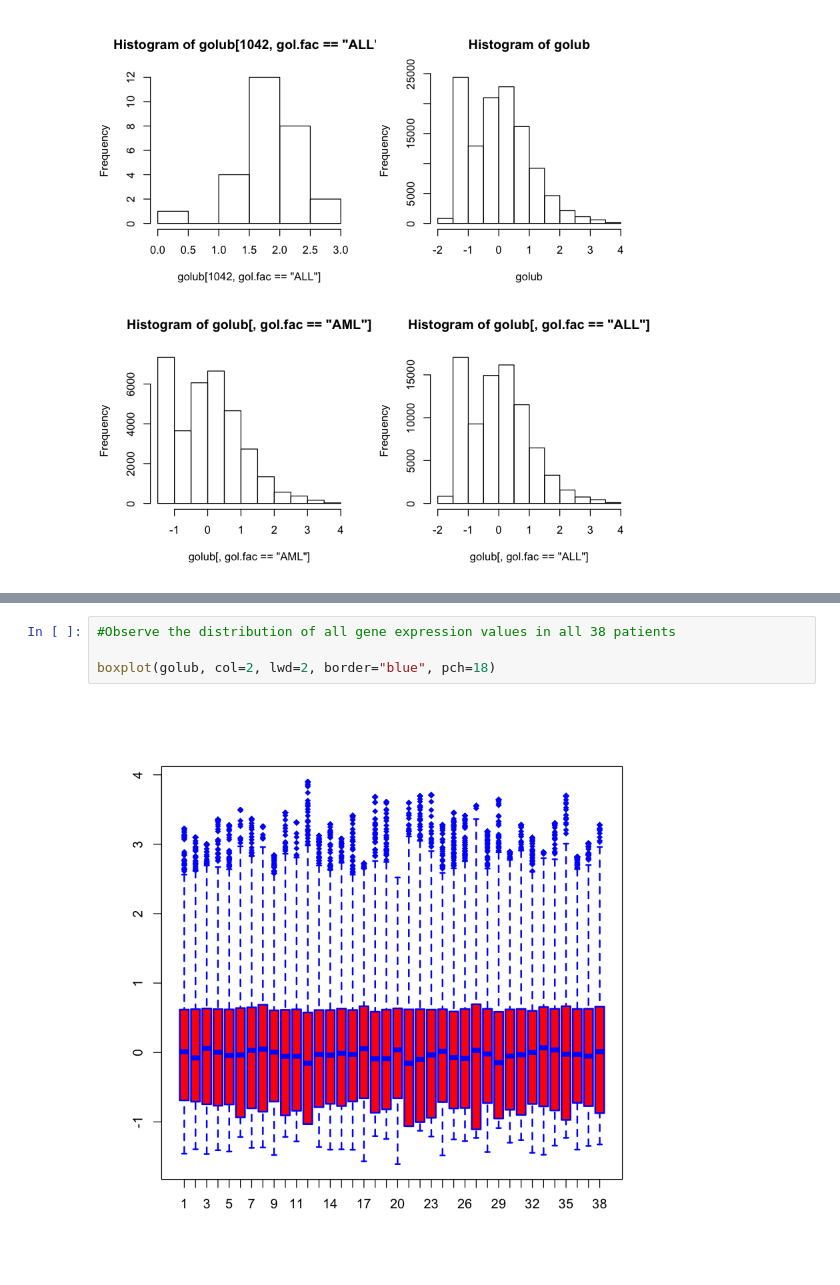
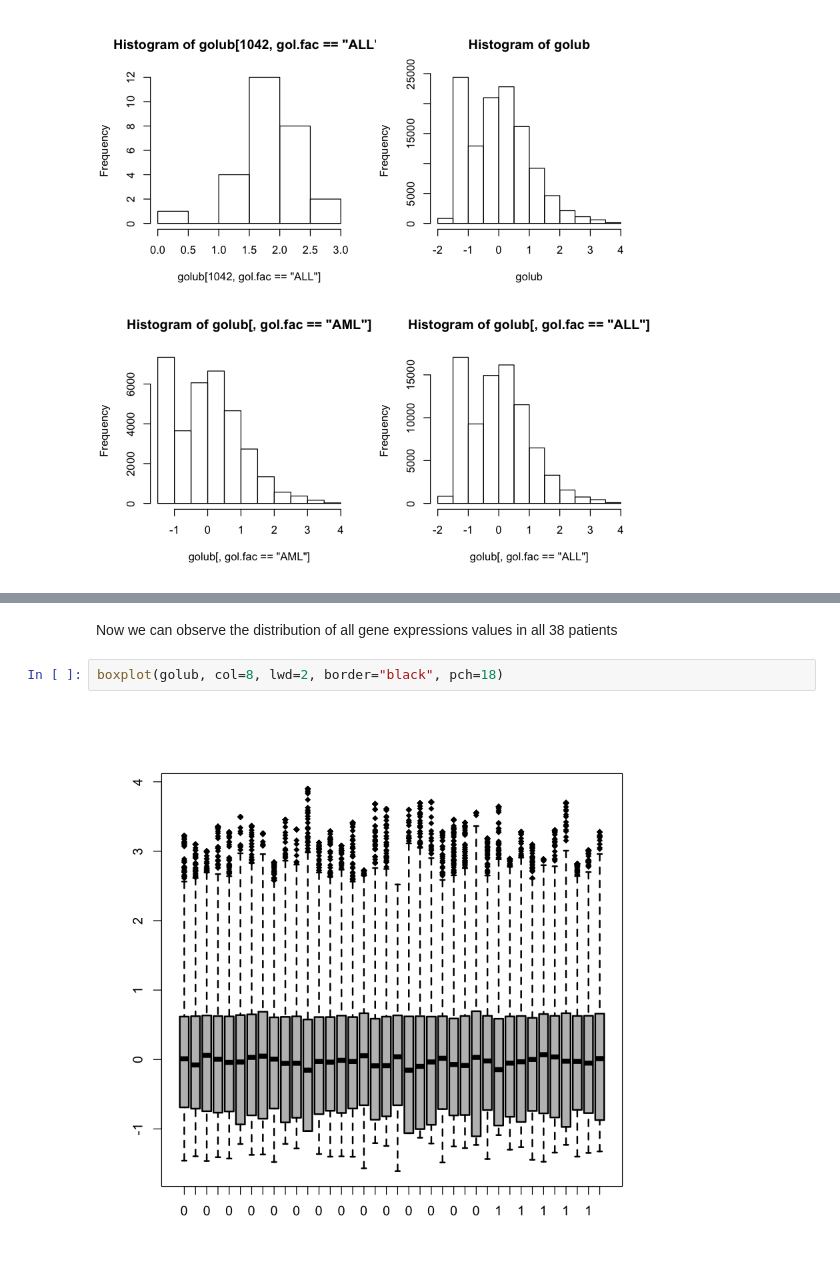
Before and after one commit to trallard/BAD_days, a Jupyter notebook: Day1/Notebook_version/Tutorial.ipynb, the cells around one changed output, grey strips where cells are left out. Drawn from its saved outputs; the diff is of its cells as text.

```diff
--- a/Day1/Notebook_version/Tutorial.ipynb
+++ b/Day1/Notebook_version/Tutorial.ipynb
@@ -275,6 +293,6 @@ lines(density(golub[1042,]), col="red", lwd=5)
-# %%
-#Observe the distribution of all gene expression values in all 38 patients
-
-boxplot(golub, col=2, lwd=2, border="blue", pch=18)
-# %% [output]
-[figure, removed]
+# %% [markdown]
+Now we can observe the distribution of all gene expressions values in all 38 patients
+# %%
+boxplot(golub, col=8, lwd=2, border="black", pch=18)
+# %% [output]
+[figure, added]
```
Also changed, not shown: parts of 28 cells of this notebook, 1 other file.
